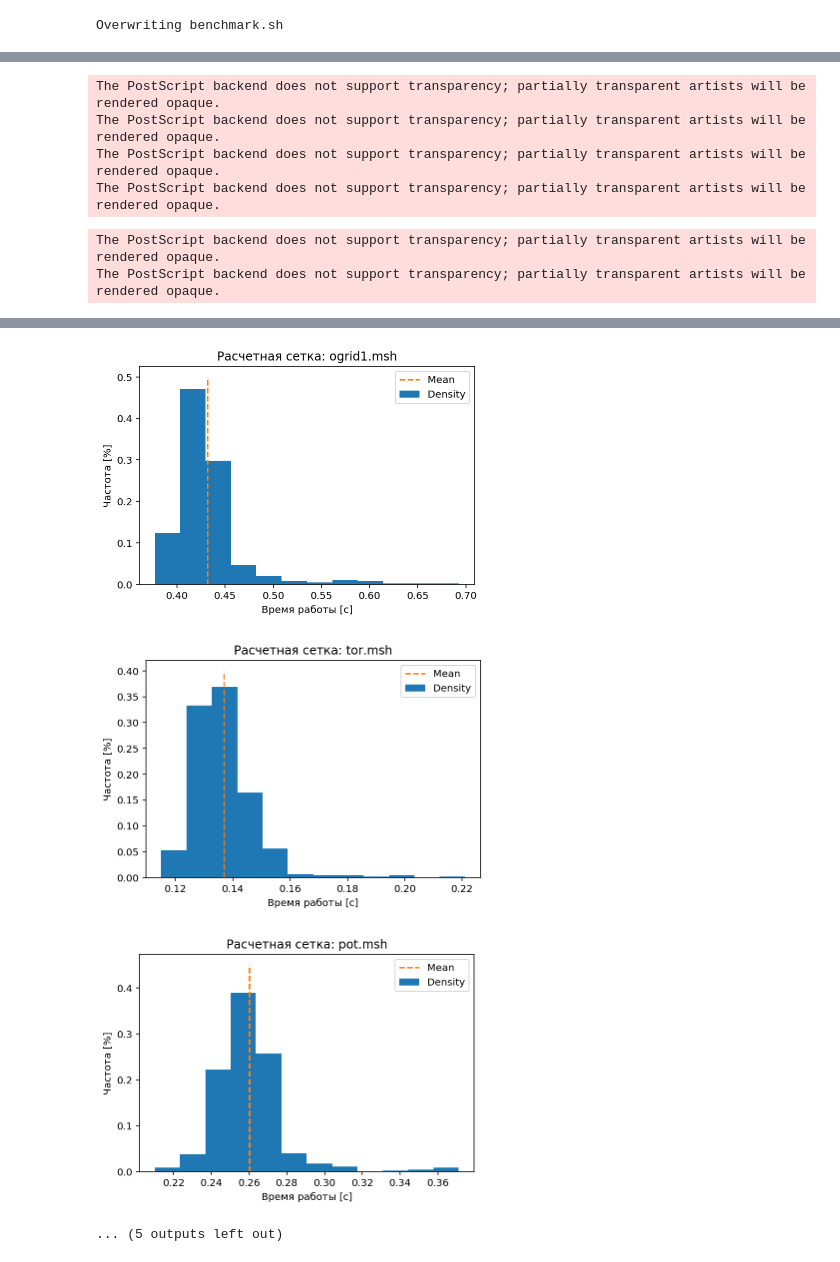
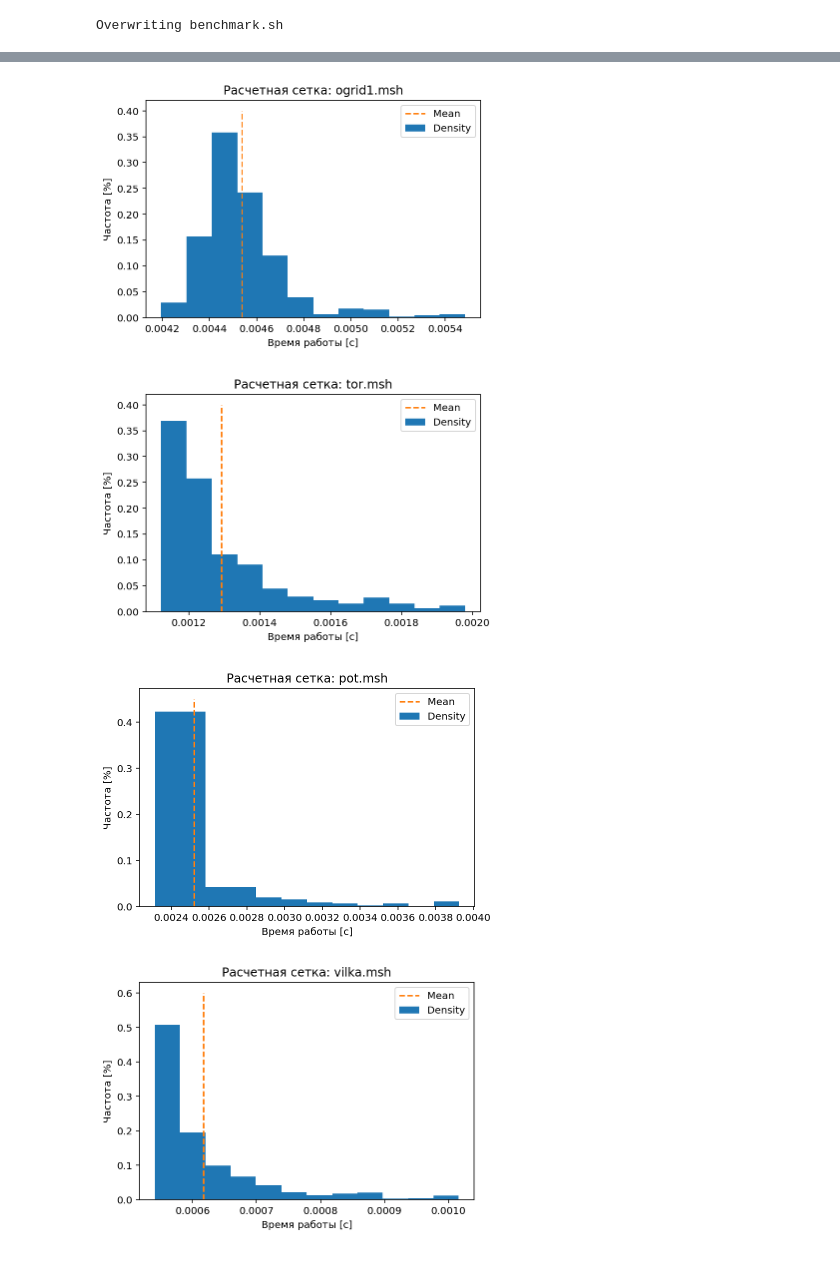
Before and after one commit to arseny-egorov-r/cpp-subdivide-hex, a Jupyter notebook: benchmarks.ipynb, the cells around one changed output, grey strips where cells are left out. Cells and saved outputs as stored; diff of their text form; code cells hidden in the pictures.

```diff
--- a/benchmarks.ipynb
+++ b/benchmarks.ipynb
@@ -48,16 +49,16 @@ for benchmark_file in benchmarks_files:
         lines = file_in.readlines()
 
         name = lines[0].strip()
-        print(name)
         lines = filter(lambda x: x != "\n", lines)
+        n_hexas = 0
         for line in lines:
-            if "real" in line:
-                time_ = line.split("\t")[1].strip()
-                time_ = time_[:-1] # cut 't'
-                time_ = time_.split("m")[1] # no minutes, only seconds
-                time_ = float(time_.replace(",", ".")) #
+            if "Running time in ms:" in line:
+                time_ = line.split(":")[1].strip()
+                time_ = int(time_[:-1]) # cut 't'
+                time_ = time_ / 1e6 # to seconds
                 seconds.append(time_)
-
+            elif "Number of hexas:" in line:
+                n_hexas = int(line.split(":")[1].strip())
 
     sec_pd = pd.Series(seconds)
     sec_pd.name = 'Density'
@@ -81,7 +82,10 @@ for benchmark_file in benchmarks_files:
 
     benchmarks_meta.append([
         f"{benchmark_file.split('.')[0]}.msh",
-
+        sec_pd.shape[0],
+        n_hexas,
+        mu,
+        std
     ])
 # %% [output]
 The PostScript backend does not support transparency; partially transparent artists will be rendered opaque.
@@ -101,6 +110,0 @@ The PostScript backend does not support transparency; partially transparent arti
-The PostScript backend does not support transparency; partially transparent artists will be rendered opaque.
-The PostScript backend does not support transparency; partially transparent artists will be rendered opaque.
-The PostScript backend does not support transparency; partially transparent artists will be rendered opaque.
-The PostScript backend does not support transparency; partially transparent artists will be rendered opaque.
-The PostScript backend does not support transparency; partially transparent artists will be rendered opaque.
-The PostScript backend does not support transparency; partially transparent artists will be rendered opaque.
@@ -109,4 +113,4 @@ The PostScript backend does not support transparency; partially transparent arti
-[figure, old version]
+[figure, new version]
-[figure, old version]
+[figure, new version]
-[figure, old version]
+[figure, new version]
-... (5 outputs left out)
+[figure, added]
```
Also changed, not shown: parts of 7 cells of this notebook.
